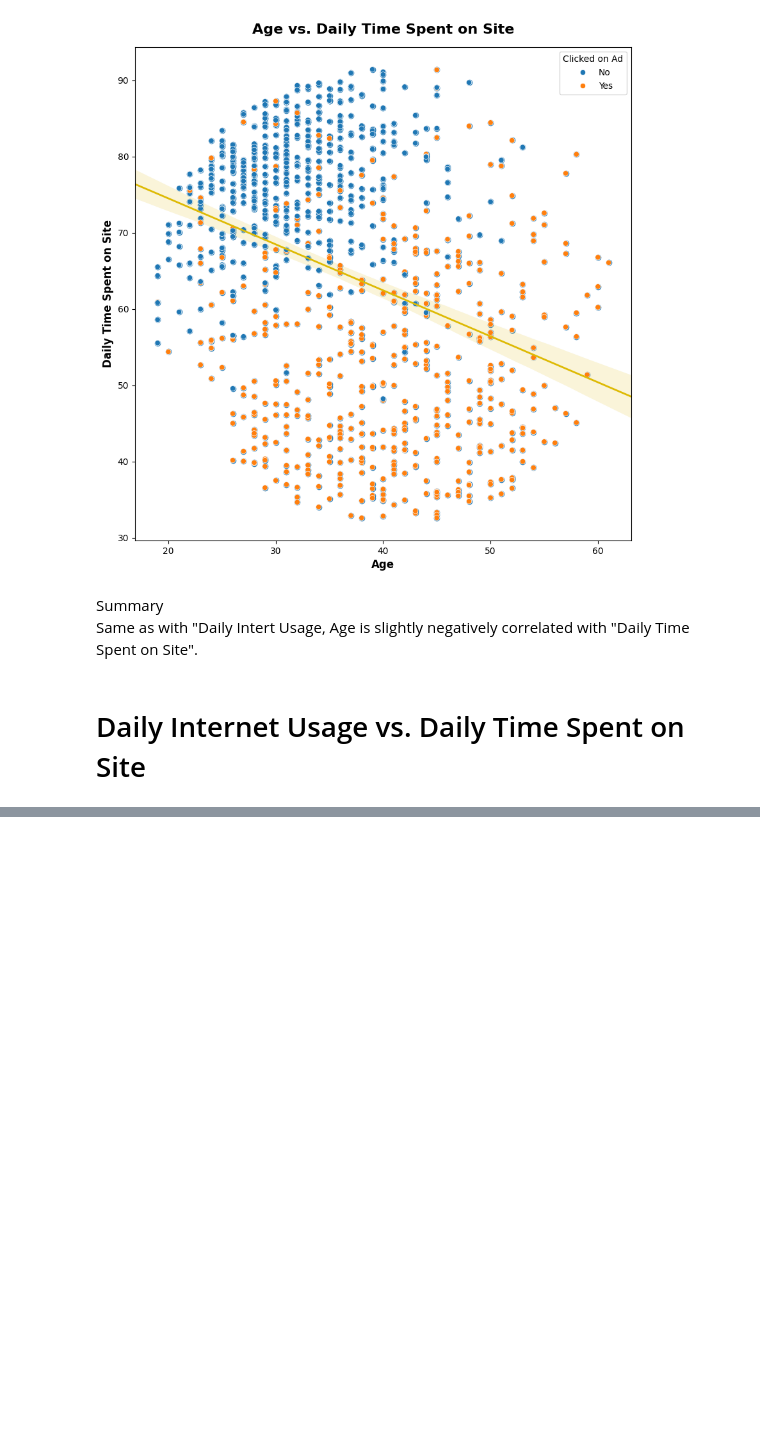
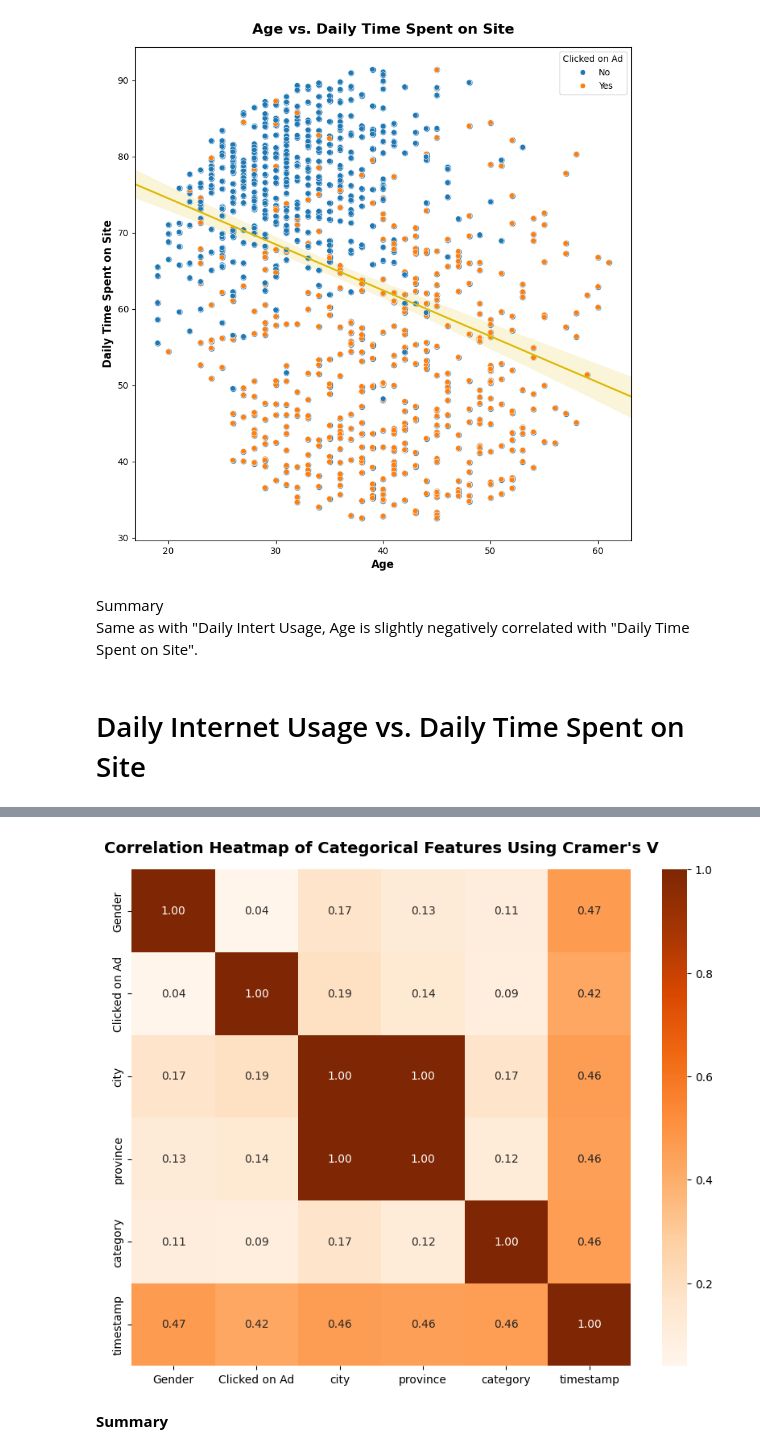
Before and after one commit to Beyoojn/predictclickads, a Jupyter notebook: advertisement.ipynb, the cells around one changed output, grey strips where cells are left out. Drawn from its saved outputs; the diff is of its cells as text; code cells hidden in the pictures; blank space fills up the shorter version.

```diff
--- a/advertisement.ipynb
+++ b/advertisement.ipynb
@@ -424,0 +384,28 @@ set(df_clean.province)
+# %%
+def cramers_v(var1, var2):
+    data = pd.crosstab(var1, var2).values
+    chi_2 = stats.chi2_contingency(data)[0]
+    n = data.sum()
+    phi_2 = chi_2 / n
+    r, k = data.shape
+    return np.sqrt(phi_2 / min((k-1), (r-1)))
+# %%
+crv=[]
+for i in range(len(cats)):
+  row=[]
+  for j in range(len(cats)):
+    val = cramers_v(df[cats[i]], df[cats[j]])
+    row.append(val)
+  crv.append(row)
+df_crv = pd.DataFrame(data=crv, columns=cats, index=cats)
+df_crv
+
+plt.figure(figsize=(10, 8))
+
+sns.heatmap(df_crv, cmap='Oranges', annot=True, fmt='.2f')
+plt.title("Correlation Heatmap of Categorical Features Using Cramer's V", fontsize=14, fontweight='bold', pad=15)
+plt.show()
+# %% [output]
+[figure, added]
+# %% [markdown]
+**Summary**
```
Also changed, not shown: parts of 88 cells of this notebook.
